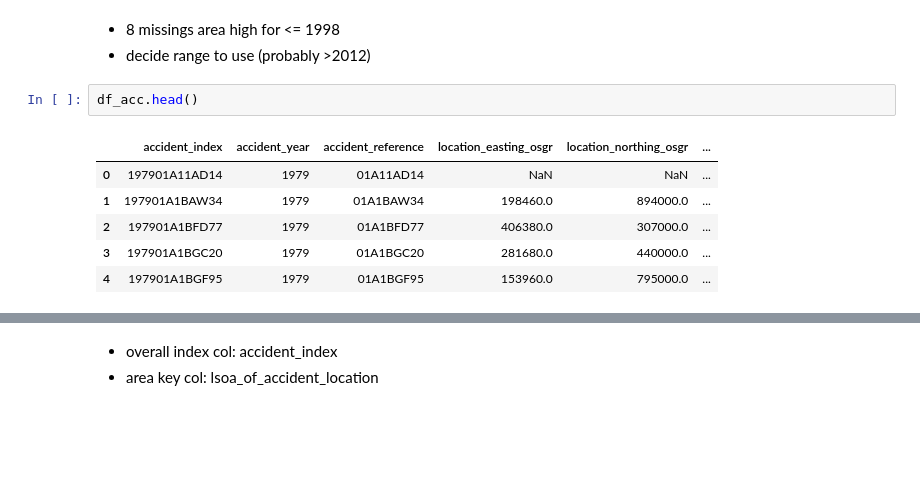
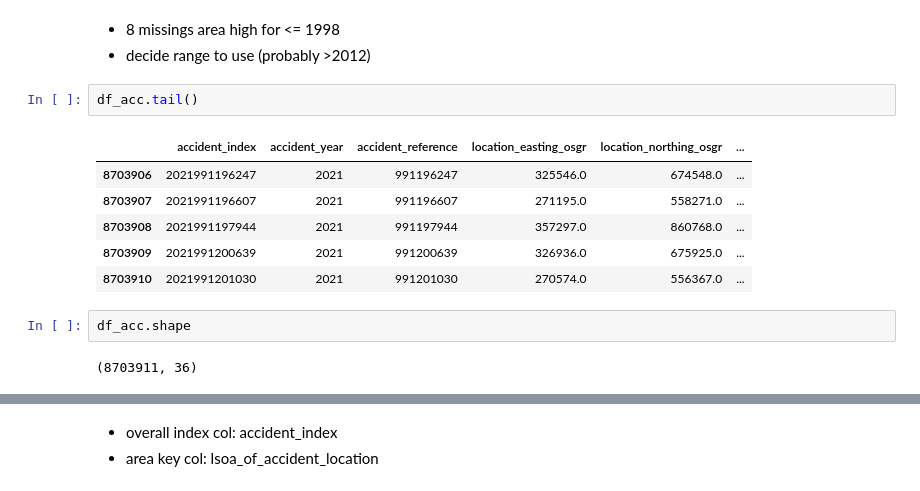
Before and after one commit to alexfarquharson/DSMP, a Jupyter notebook: x01_data_import/import_notebook.ipynb, the cells around one changed output, grey strips where cells are left out. Drawn from its saved outputs; the diff is of its cells as text; blank space fills up the shorter version.

```diff
--- a/x01_data_import/import_notebook.ipynb
+++ b/x01_data_import/import_notebook.ipynb
@@ -68,11 +68,15 @@ Name: accident_index, dtype: int64
 * 8 missings area high for <= 1998
 * decide range to use (probably >2012)
 # %%
-df_acc.head()
+df_acc.tail()
 # %% [output]
 |  | accident_index | accident_year | accident_reference | location_easting_osgr | location_northing_osgr | ... |
-| 0 | 197901A11AD14 | 1979 | 01A11AD14 | NaN | NaN | ... |
-| 1 | 197901A1BAW34 | 1979 | 01A1BAW34 | 198460.0 | 894000.0 | ... |
-| 2 | 197901A1BFD77 | 1979 | 01A1BFD77 | 406380.0 | 307000.0 | ... |
-| 3 | 197901A1BGC20 | 1979 | 01A1BGC20 | 281680.0 | 440000.0 | ... |
-| 4 | 197901A1BGF95 | 1979 | 01A1BGF95 | 153960.0 | 795000.0 | ... |
+| 8703906 | 2021991196247 | 2021 | 991196247 | 325546.0 | 674548.0 | ... |
+| 8703907 | 2021991196607 | 2021 | 991196607 | 271195.0 | 558271.0 | ... |
+| 8703908 | 2021991197944 | 2021 | 991197944 | 357297.0 | 860768.0 | ... |
+| 8703909 | 2021991200639 | 2021 | 991200639 | 326936.0 | 675925.0 | ... |
+| 8703910 | 2021991201030 | 2021 | 991201030 | 270574.0 | 556367.0 | ... |
+# %%
+df_acc.shape
+# %% [output]
+(8703911, 36)
```
Also changed, not shown: parts of 4 cells of this notebook, 2 other files.
